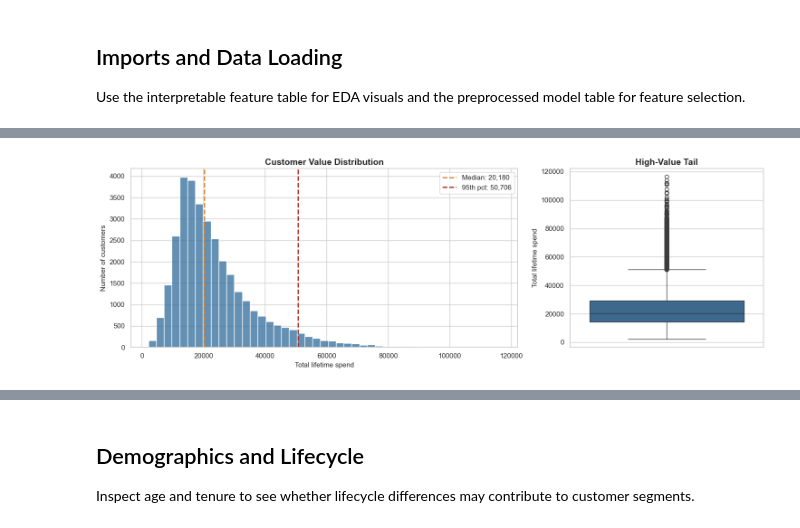
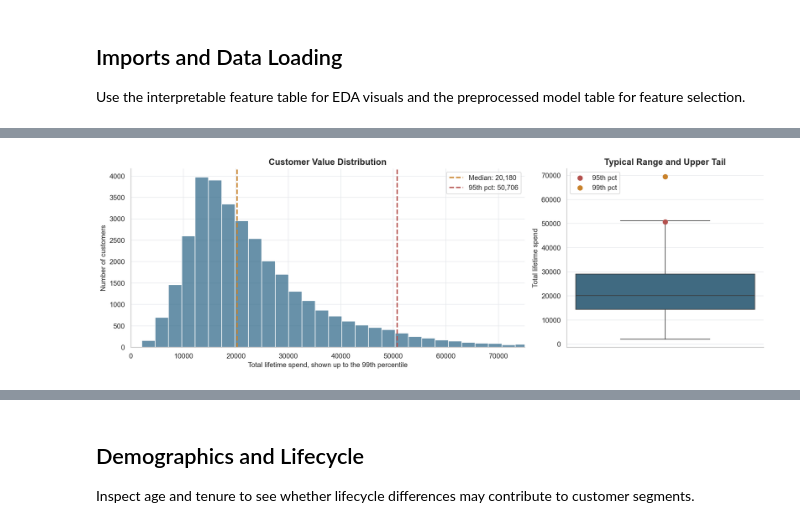
Before and after one commit to pedromariaanf-a11y/Unsupervised-Learning, a Jupyter notebook: notebooks/04_advanced_eda_feature_selection.ipynb, the cells around one changed output, grey strips where cells are left out. Saved outputs shown, nothing was run; the diff lists cells and outputs as text; code cells hidden in the pictures.

```diff
--- a/notebooks/04_advanced_eda_feature_selection.ipynb
+++ b/notebooks/04_advanced_eda_feature_selection.ipynb
@@ -63,26 +100,37 @@ Review total customer value before looking at customer profiles. Large differenc
 # %%
 spend_median = customer_features["total_lifetime_spend"].median()
 spend_p95 = customer_features["total_lifetime_spend"].quantile(0.95)
 spend_p99 = customer_features["total_lifetime_spend"].quantile(0.99)
 
 fig, axes = plt.subplots(1, 2, figsize=(15, 5), gridspec_kw={"width_ratios": [2, 1]})
 
-sns.histplot(customer_features["total_lifetime_spend"], bins=45, color=PRIMARY, ax=axes[0])
+sns.histplot(customer_features["total_lifetime_spend"], bins=45, color=PRIMARY, edgecolor="white", ax=axes[0])
 axes[0].axvline(spend_median, color=ACCENT, linestyle="--", linewidth=2, label=f"Median: {spend_median:,.0f}")
-axes[0].axvline(spend_p95, color="#B42318", linestyle="--", linewidth=2, label=f"95th pct: {spend_p95:,.0f}")
+axes[0].axvline(spend_p95, color=DANGER, linestyle="--", linewidth=2, label=f"95th pct: {spend_p95:,.0f}")
+axes[0].set_xlim(0, spend_p99 * 1.08)
 axes[0].set_title("Customer Value Distribution")
-axes[0].set_xlabel("Total lifetime spend")
+axes[0].set_xlabel("Total lifetime spend, shown up to the 99th percentile")
 axes[0].set_ylabel("Number of customers")
 axes[0].legend(frameon=True)
 
-sns.boxplot(data=customer_features, y="total_lifetime_spend", color=PRIMARY, ax=axes[1])
-axes[1].set_title("High-Value Tail")
+sns.boxplot(
+    data=customer_features,
+    y="total_lifetime_spend",
+    color=PRIMARY,
+    showfliers=False,
+    width=0.35,
+    ax=axes[1],
+)
+axes[1].scatter(0, spend_p95, color=DANGER, s=55, zorder=3, label="95th pct")
+axes[1].scatter(0, spend_p99, color=ACCENT, s=55, zorder=3, label="99th pct")
+axes[1].set_title("Typical Range and Upper Tail")
 axes[1].set_ylabel("Total lifetime spend")
 axes[1].set_xlabel("")
+axes[1].legend(frameon=True, loc="upper left")
 
-save_figure("customer_value_distribution.png")
+display_figure()
 # %% [output]
-[figure, old version]
+[figure, new version]
 # %%
 spend_quantiles = customer_features["total_lifetime_spend"].quantile([0.5, 0.75, 0.9, 0.95, 0.99]).to_frame(name="total_lifetime_spend")
 spend_quantiles
```
Also changed, not shown: parts of 37 cells of this notebook, 54 other files.
